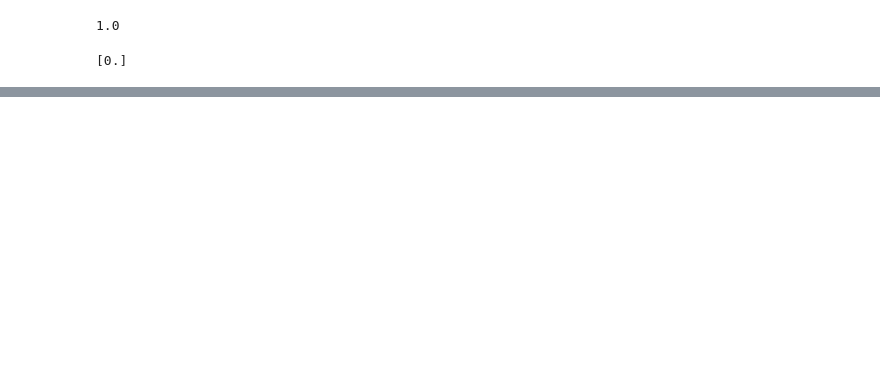
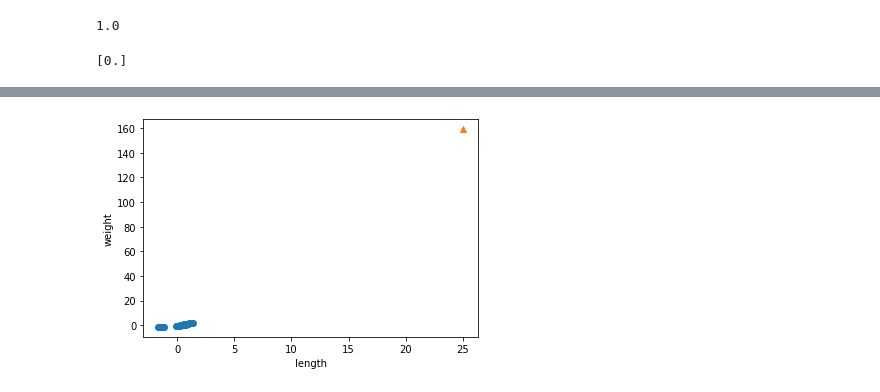
Before and after one commit to enjoyPG/2023Gifted, a Jupyter notebook: students/DolBaKi/2-2.ipynb, the cells around one changed output, grey strips where cells are left out. Saved outputs shown, nothing was run; the diff lists cells and outputs as text; code cells hidden in the pictures; blank space fills up the shorter version.

```diff
--- a/students/DolBaKi/2-2.ipynb
+++ b/students/DolBaKi/2-2.ipynb
@@ -112,0 +134,3 @@ print(train_target[indexes])
+# %%
+mean=np.mean(train_input,axis=0) # mean함수는 평균 구해줌
+std=np.std(train_input,axis=0) # std함수는 표준 편차를 구해줌
@@ -112,0 +141,10 @@ print(train_target[indexes])
+# %%
+train_scaled=(train_input-mean)/std # 브로드캐스팅!!
+# %%
+plt.scatter(train_scaled[:,0],train_scaled[:,1])
+plt.scatter(25,159,marker='^')
+plt.xlabel('length')
+plt.ylabel('weight')
+plt.show()
+# %% [output]
+[figure, added]
```
Also changed, not shown: parts of 15 cells of this notebook.
